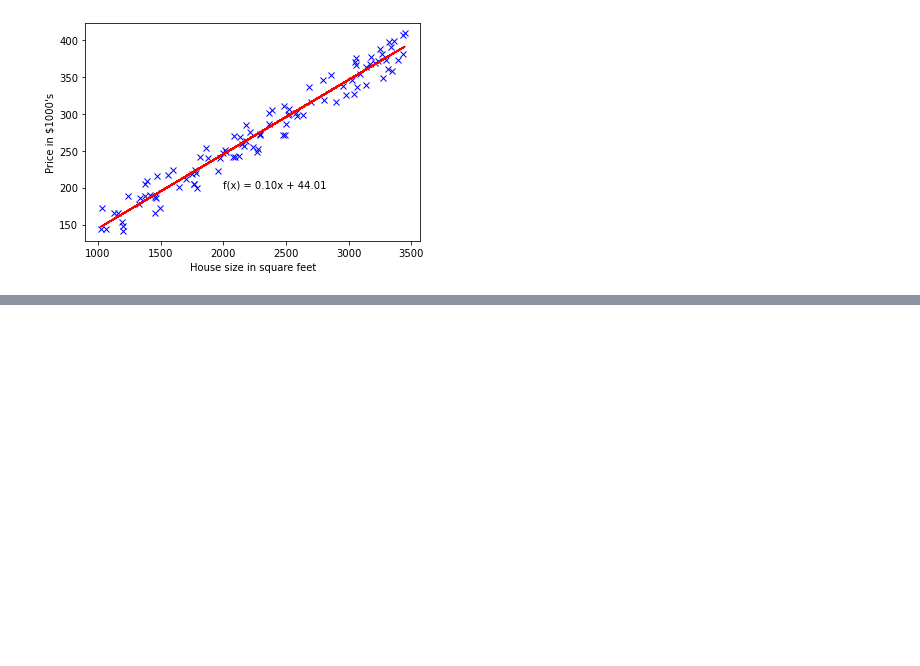
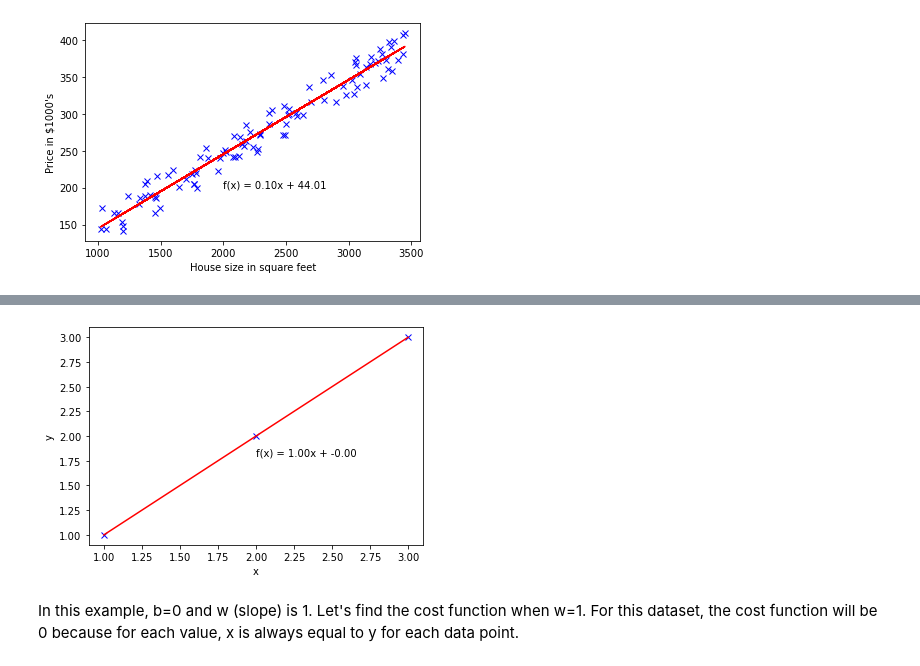
Before and after one commit to eugenebaraka/Books-and-Courses, a Jupyter notebook: MLSpecialization/course1.ipynb, the cells around one changed output, grey strips where cells are left out. Cells and saved outputs as stored; diff of their text form; code cells hidden in the pictures; blank space fills up the shorter version.

```diff
--- a/MLSpecialization/course1.ipynb
+++ b/MLSpecialization/course1.ipynb
@@ -120,0 +126,22 @@ where $x^{(i)}$ is the $i^{th}$ training example and $y^{(i)}$ is the $i^{th}$ t
+# %%
+# generate data for three points linear regression (1,1), (2,2), (3,3)
+def generate_3points_data():
+    return np.array([[1,1], [2,2], [3,3]])
+
+data = generate_3points_data()
+plt.plot(data[:,0], data[:,1], 'bx')
+plt.ylabel("y")
+plt.xlabel('x')
+# fit straight line to the data
+x = data[:,0]
+y = data[:,1]
+A = np.vstack([x, np.ones(len(x))]).T
+m, c = np.linalg.lstsq(A, y, rcond=None)[0]
+plt.plot(x, m*x + c, 'r')
+# label straight line
+plt.text(2, 1.8, 'f(x) = {0:.2f}x + {1:.2f}'.format(m, c))
+plt.show()
+# %% [output]
+[figure, added]
+# %% [markdown]
+In this example, b=0 and w (slope) is 1. Let's find the cost function when w=1. For this dataset, the cost function will be 0 because for each value, x is always equal to y for each data point.
```
Also changed, not shown: parts of 5 cells of this notebook.
